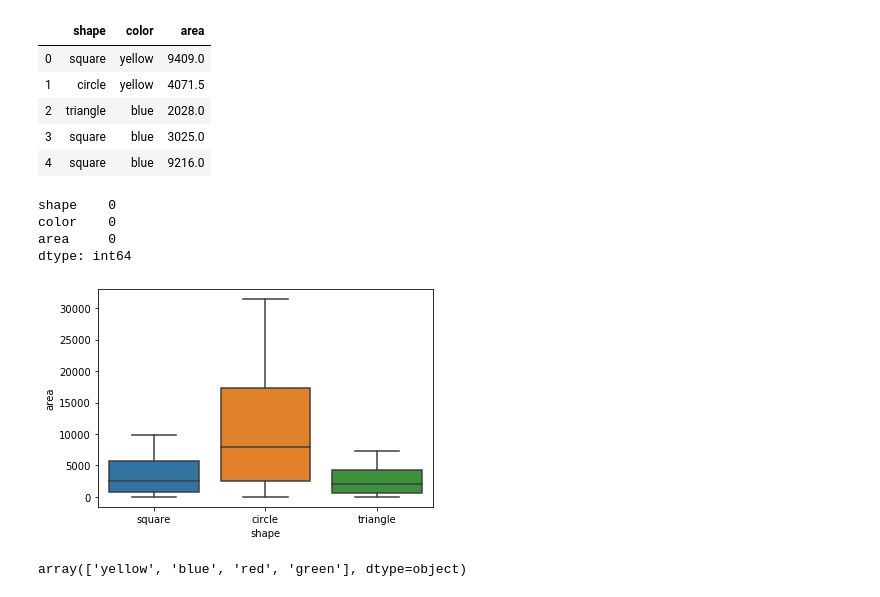
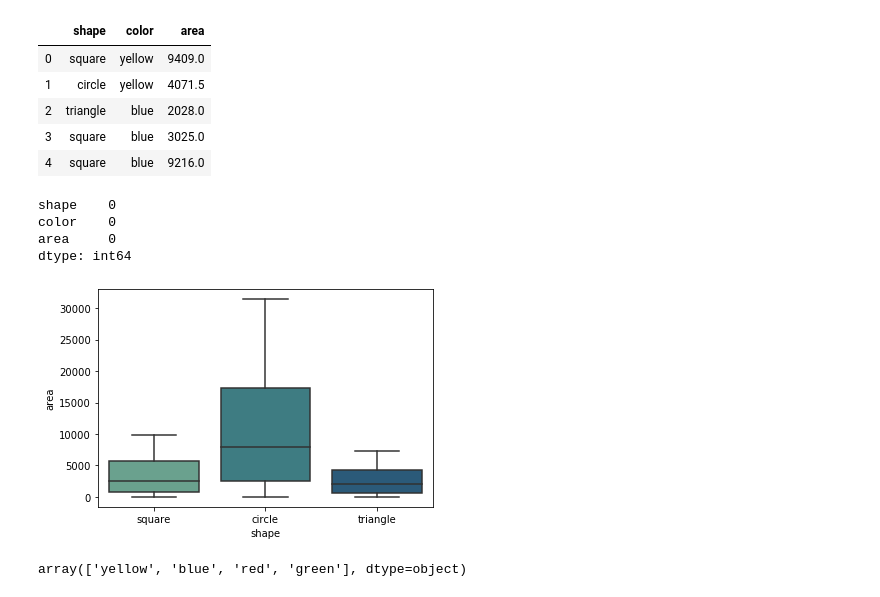
Before and after one commit to lambertmk/Riskified, a Jupyter notebook: Riskified.ipynb, the cells around one changed output. Cells and saved outputs as stored; diff of their text form; code cells hidden in the pictures.

```diff
--- a/Riskified.ipynb
+++ b/Riskified.ipynb
@@ -17,19 +13,21 @@ df.head()
 | 2 | triangle | blue | 2028.0 |
 | 3 | square | blue | 3025.0 |
 | 4 | square | blue | 9216.0 |
-# %%
-df.isna().sum()
-# %% [output]
-shape    0
-color    0
-area     0
-dtype: int64
+# %%
+# quick check for missing values
+
+df.isna().sum()
+# %% [output]
+shape    0
+color    0
+area     0
+dtype: int64
 # %%
 # 1. Draw a boxplot showing the area size distribution for each shape.
 # %%
-ax = sns.boxplot(x="shape", y="area", data=df)
+ax = sns.boxplot(x="shape", y="area", data=df, palette="crest")
 # %% [output]
-[figure, old version]
+[figure, new version]
 # %%
 # 2. Calculate the mean, max, and standard deviation of the area size of each color.
 # %%
```
Also changed, not shown: parts of 27 cells of this notebook.
